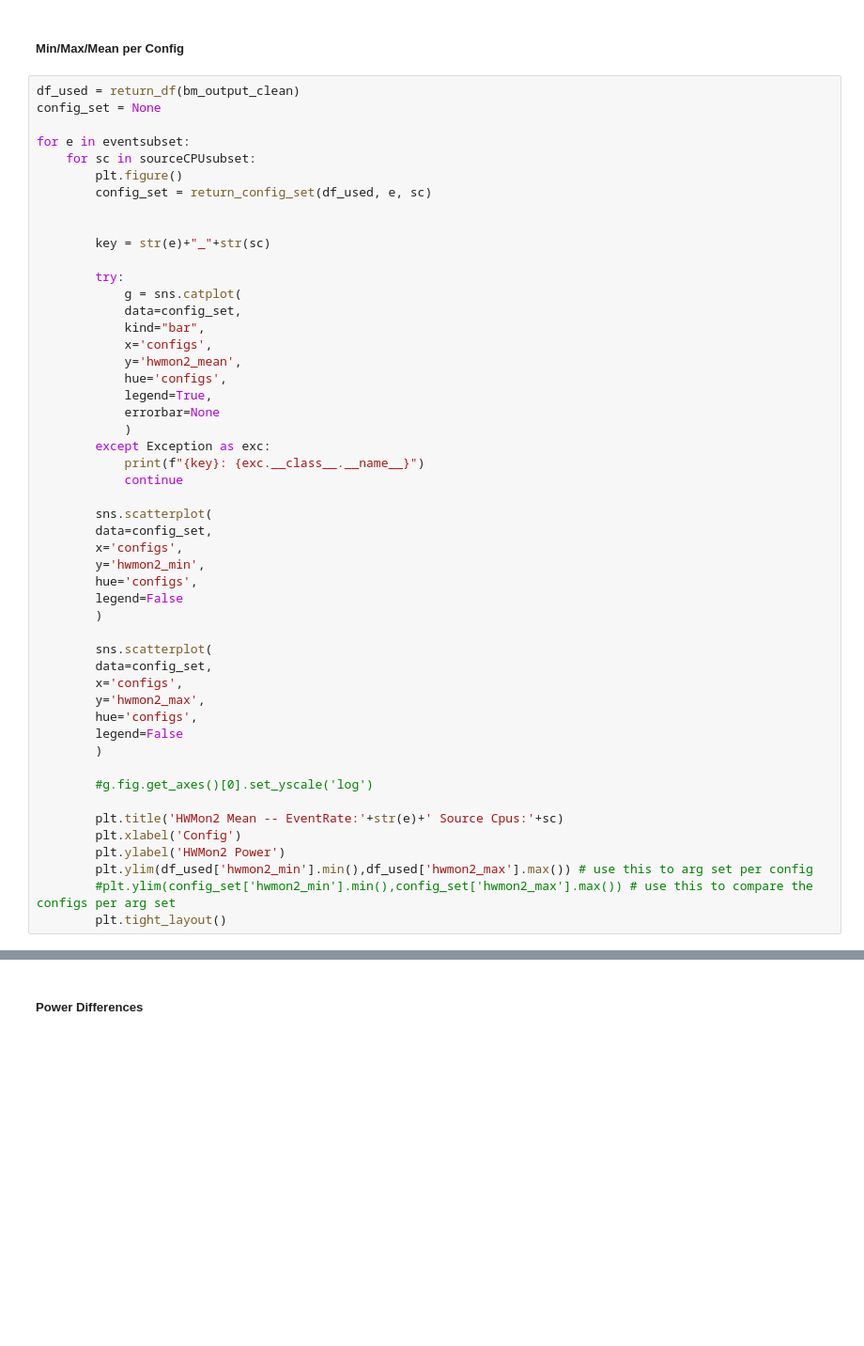
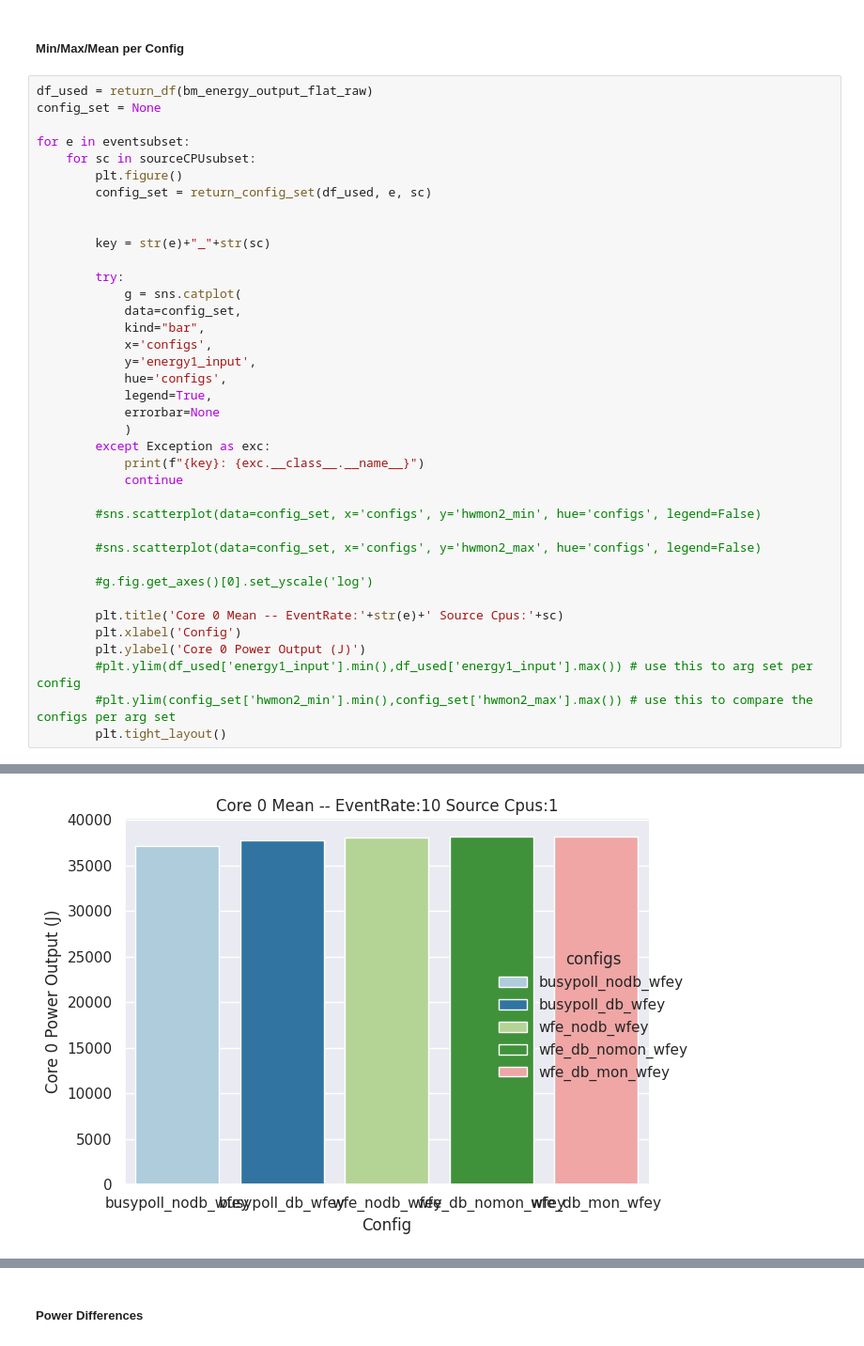
Before and after one commit to jappavoo/wfey, a Jupyter notebook: notebooks/wfey_sweep-wModule.ipynb, the cells around one changed output, grey strips where cells are left out. Shown at 94% size. Saved outputs shown, nothing was run; the diff lists cells and outputs as text; blank space fills up the shorter version.

```diff
--- a/notebooks/wfey_sweep-wModule.ipynb
+++ b/notebooks/wfey_sweep-wModule.ipynb
@@ -196,7 +213,7 @@ ValueError: Could not interpret value `hwmon2` for `y`. An entry with this name
 # %% [markdown]
 ##### Min/Max/Mean per Config
 # %%
-df_used = return_df(bm_output_clean)
+df_used = return_df(bm_energy_output_flat_raw)
 config_set = None
 
 for e in eventsubset:
@@ -212,7 +229,7 @@ for e in eventsubset:
             data=config_set,
             kind="bar",
             x='configs',
-            y='hwmon2_mean',
+            y='energy1_input',
             hue='configs',
             legend=True,
             errorbar=None
@@ -221,27 +238,16 @@ for e in eventsubset:
             print(f"{key}: {exc.__class__.__name__}")
             continue
 
-        sns.scatterplot(
-        data=config_set,
-        x='configs',
-        y='hwmon2_min',
-        hue='configs',
-        legend=False
-        )
+        #sns.scatterplot(data=config_set, x='configs', y='hwmon2_min', hue='configs', legend=False)
 
-        sns.scatterplot(
-        data=config_set,
-        x='configs',
-        y='hwmon2_max',
-        hue='configs',
-        legend=False
-        )
+        #sns.scatterplot(data=config_set, x='configs', y='hwmon2_max', hue='configs', legend=False)
 
         #g.fig.get_axes()[0].set_yscale('log')
 
-        plt.title('HWMon2 Mean -- EventRate:'+str(e)+' Source Cpus:'+sc)
+        plt.title('Core 0 Mean -- EventRate:'+str(e)+' Source Cpus:'+sc)
         plt.xlabel('Config')
-        plt.ylabel('HWMon2 Power')
-        plt.ylim(df_used['hwmon2_min'].min(),df_used['hwmon2_max'].max()) # use this to arg set per config
+        plt.ylabel('Core 0 Power Output (J)')
+        #plt.ylim(df_used['energy1_input'].min(),df_used['energy1_input'].max()) # use this to arg set per config
         #plt.ylim(config_set['hwmon2_min'].min(),config_set['hwmon2_max'].max()) # use this to compare the configs per arg set
         plt.tight_layout()
+# %% [output]
@@ -247,0 +255 @@ for e in eventsubset:
+[figure, added]
```
Also changed, not shown: parts of 15 cells of this notebook, 3 other files.
